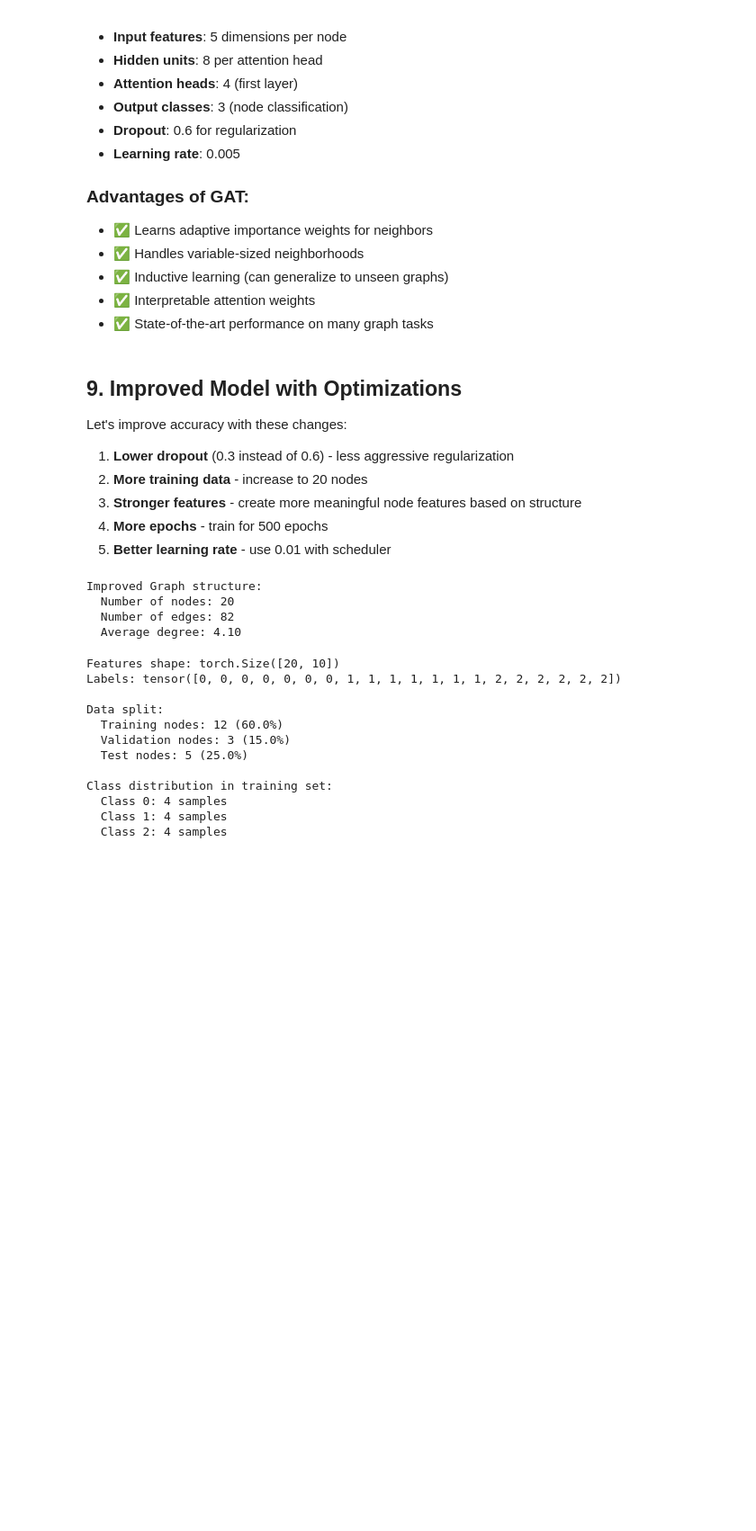
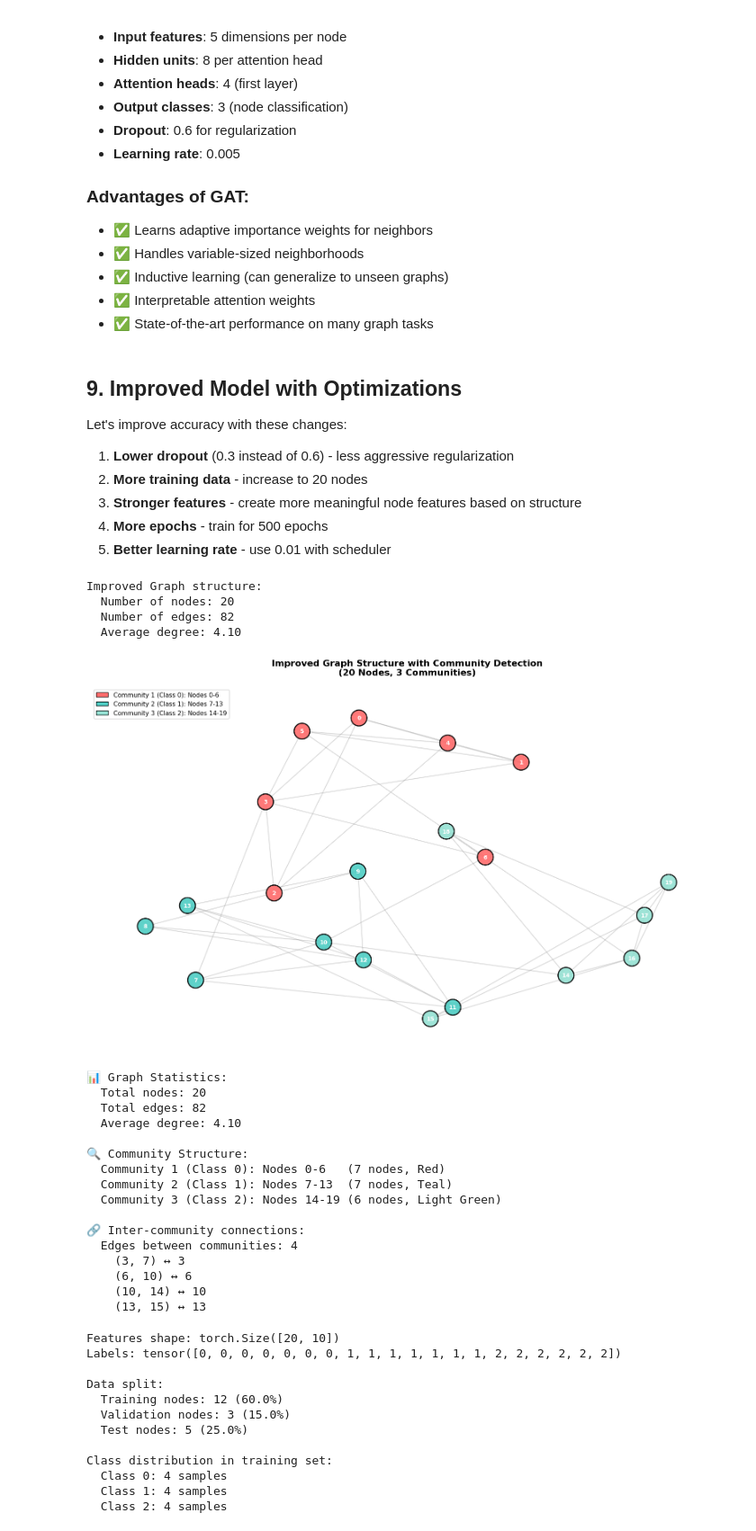
Before and after one commit to Ishanumayangana/Graph-attention-network-implementation, a Jupyter notebook: GAT_Creating.ipynb, the cells around one changed output. Shown at 90% size. Drawn from its saved outputs; the diff is of its cells as text; code cells hidden in the pictures; blank space fills up the shorter version.

```diff
--- a/GAT_Creating.ipynb
+++ b/GAT_Creating.ipynb
@@ -671,6 +671,81 @@ Improved Graph structure:
   Number of nodes: 20
   Number of edges: 82
   Average degree: 4.10
+# %%
+# Visualize the improved graph structure
+G_v2 = nx.Graph()
+G_v2.add_edges_from([(i, j) for i, j in edges_v2 if i < j])  # Add unique edges only
+
+# Create a layout that shows community structure
+plt.figure(figsize=(16, 10))
+
+# Use spring layout with community-aware positioning
+pos_v2 = nx.spring_layout(G_v2, seed=42, k=1.5, iterations=50)
+
+# Color nodes by their community/class
+node_colors = []
+for node in range(num_nodes_v2):
+    if node < 7:
+        node_colors.append('#FF6B6B')  # Red for Class 0
+    elif node < 14:
+        node_colors.append('#4ECDC4')  # Teal for Class 1
+    else:
+        node_colors.append('#95E1D3')  # Light green for Class 2
+
+# Draw the graph
+nx.draw_networkx_nodes(G_v2, pos_v2, node_color=node_colors,
+                       node_size=800, alpha=0.9, edgecolors='black', linewidths=2)
+nx.draw_networkx_edges(G_v2, pos_v2, alpha=0.3, width=1.5, edge_color='gray')
+nx.draw_networkx_labels(G_v2, pos_v2, font_size=10, font_weight='bold', font_color='white')
+
+# Add legend for communities
+from matplotlib.patches import Patch
+legend_elements = [
+    Patch(facecolor='#FF6B6B', edgecolor='black', label='Community 1 (Class 0): Nodes 0-6'),
+    Patch(facecolor='#4ECDC4', edgecolor='black', label='Community 2 (Class 1): Nodes 7-13'),
+    Patch(facecolor='#95E1D3', edgecolor='black', label='Community 3 (Class 2): Nodes 14-19')
+]
+plt.legend(handles=legend_elements, loc='upper left', fontsize=11, framealpha=0.9)
+
+plt.title("Improved Graph Structure with Community Detection\n(20 Nodes, 3 Communities)",
+          fontsize=16, fontweight='bold', pad=20)
+plt.axis('off')
+plt.tight_layout()
+plt.show()
+
+# Print community statistics
+print(f"\n📊 Graph Statistics:")
+print(f"  Total nodes: {num_nodes_v2}")
+print(f"  Total edges: {len(edges_v2)}")
+print(f"  Average degree: {len(edges_v2) / num_nodes_v2:.2f}")
+print(f"\n🔍 Community Structure:")
+print(f"  Community 1 (Class 0): Nodes 0-6   (7 nodes, Red)")
+print(f"  Community 2 (Class 1): Nodes 7-13  (7 nodes, Teal)")
+print(f"  Community 3 (Class 2): Nodes 14-19 (6 nodes, Light Green)")
+print(f"\n🔗 Inter-community connections:")
+inter_community_edges = [(3, 7), (7, 3), (6, 10), (10, 6), (10, 14), (14, 10), (13, 15), (15, 13)]
+print(f"  Edges between communities: {len(inter_community_edges)//2}")
+for i in range(0, len(inter_community_edges), 2):
+    u, v = inter_community_edges[i], inter_community_edges[i+1][1]
+    print(f"    {u} ↔ {v}")
+# %% [output]
+[figure, added]
+📊 Graph Statistics:
+  Total nodes: 20
+  Total edges: 82
+  Average degree: 4.10
+
+🔍 Community Structure:
+  Community 1 (Class 0): Nodes 0-6   (7 nodes, Red)
+  Community 2 (Class 1): Nodes 7-13  (7 nodes, Teal)
+  Community 3 (Class 2): Nodes 14-19 (6 nodes, Light Green)
+
+🔗 Inter-community connections:
+  Edges between communities: 4
+    (3, 7) ↔ 3
+    (6, 10) ↔ 6
+    (10, 14) ↔ 10
+    (13, 15) ↔ 13
 # %%
 # Create more meaningful features based on graph structure
 torch.manual_seed(42)
```
Also changed, not shown: parts of 3 cells of this notebook.
